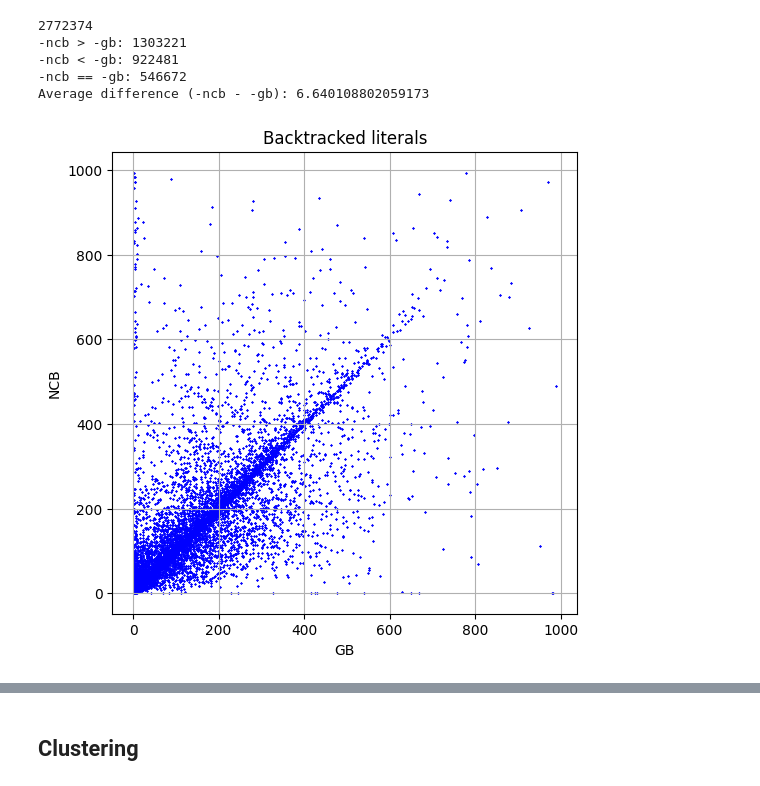
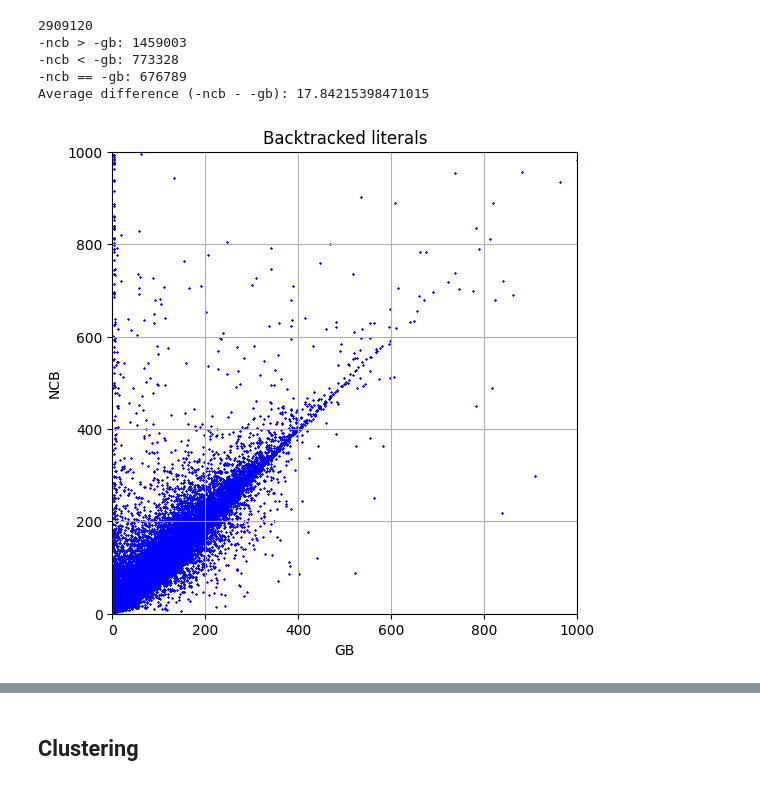
Before and after one commit to RobCoutel/NapSAT, a Jupyter notebook: scripts/smt-napsat-eval.ipynb, the cells around one changed output, grey strips where cells are left out. Cells and saved outputs as stored; diff of their text form; code cells hidden in the pictures.

Commit message:
Update smt-napsat-eval.ipynb to use actual numbers.

```diff
--- a/scripts/smt-napsat-eval.ipynb
+++ b/scripts/smt-napsat-eval.ipynb
@@ -2,7 +2,10 @@
 import pandas as pd
 import matplotlib.pyplot as plt
 # %%
-csv_path = '~/smt-napsat-conflicts-wo-avg.csv'
-df = pd.read_csv(csv_path)
-#df.columns = ['experiment', "-rscb", "-ncb", "-gb", "-rscb-c", "-ncb-c", "-gb-c", "-rscb-avg", "-ncb-avg", "-gb-avg"]
-df.columns = ['experiment', "-rscb", "-ncb", "-gb", "-rscb-c", "-ncb-c", "-gb-c"]
+csv_path = '~/smt-napsat-conflicts-fixed.csv.xz'
+df = pd.read_csv(csv_path, compression="xz")
+df.rename(columns=lambda x: x.strip(), inplace=True)
+#df.columns = ['experiment', "unassign-rscb", "unassign-ncb", "unassign-gb", "conflict-rscb", "conflict-ncb", "conflict-gb", "-rscb-avg", "-ncb-avg", "-gb-avg"]
+#df.columns = ['experiment', "unassign-rscb", "unassign-ncb", "unassign-gb", "conflict-rscb", "conflict-ncb", "conflict-gb"]
+df.set_index(df.columns[0], inplace=True)
+df.head()
@@ -8,0 +20,4 @@ df.columns = ['experiment', "-rscb", "-ncb", "-gb", "-rscb-c", "-ncb-c", "-gb-c"
+# %%
+df = df[["actual-rscb", "actual-ncb", "actual-gb", "conflict-rscb", "conflict-ncb", "conflict-gb"]]
+df.columns = ["unassign-rscb", "unassign-ncb", "unassign-gb", "conflict-rscb", "conflict-ncb", "conflict-gb"]
+df.head()
@@ -9,34 +32,36 @@ df.columns = ['experiment', "-rscb", "-ncb", "-gb", "-rscb-c", "-ncb-c", "-gb-c"
 # %%
 print(len(df))
 
-# Calculate comparisons between "-ncb" and "-gb"
-ncb_gt_gb = (df["-ncb"] > df["-gb"]).sum()
-ncb_lt_gb = (df["-ncb"] < df["-gb"]).sum()
-ncb_eq_gb = (df["-ncb"] == df["-gb"]).sum()
+# Calculate comparisons between "unassign-ncb" and "unassign-gb"
+ncb_gt_gb = (df["unassign-ncb"] > df["unassign-gb"]).sum()
+ncb_lt_gb = (df["unassign-ncb"] < df["unassign-gb"]).sum()
+ncb_eq_gb = (df["unassign-ncb"] == df["unassign-gb"]).sum()
 print(f"-ncb > -gb: {ncb_gt_gb}")
 print(f"-ncb < -gb: {ncb_lt_gb}")
 print(f"-ncb == -gb: {ncb_eq_gb}")
 
-# Calculate the average difference between "-ncb" and "-gb"
-avg_diff = (df["-ncb"] - df["-gb"]).mean()
+# Calculate the average difference between "unassign-ncb" and "unassign-gb"
+avg_diff = (df["unassign-ncb"] - df["unassign-gb"]).mean()
 print(f"Average difference (-ncb - -gb): {avg_diff}")
 # %% [output]
-2772374
--ncb > -gb: 1303221
--ncb < -gb: 922481
--ncb == -gb: 546672
-Average difference (-ncb - -gb): 6.640108802059173
+2909120
+-ncb > -gb: 1459003
+-ncb < -gb: 773328
+-ncb == -gb: 676789
+Average difference (-ncb - -gb): 17.84215398471015
 # %%
-N = 10000
+N = 30000
 plot_sample = df.sample(n=N, random_state=4) if len(df) > N else df
 plt.figure(figsize=(6, 6))
-plt.scatter(plot_sample["-gb"], plot_sample["-ncb"], alpha=1, s=0.5, c='blue', marker='x')
+plt.scatter(plot_sample["unassign-gb"], plot_sample["unassign-ncb"], alpha=1, s=0.5, c='blue', marker='x')
 plt.xlabel("GB")
 plt.ylabel("NCB")
+plt.xlim(0,1000)
+plt.ylim(0,1000)
 plt.title("Backtracked literals")
 plt.grid(True)
 plt.savefig("/home/tom/smt-napsat-eval.pdf")
 plt.savefig("/home/tom/smt-napsat-eval.png")
 plt.show()
 # %% [output]
-[figure, old version]
+[figure, new version]
```
Also changed, not shown: parts of 12 cells of this notebook.
